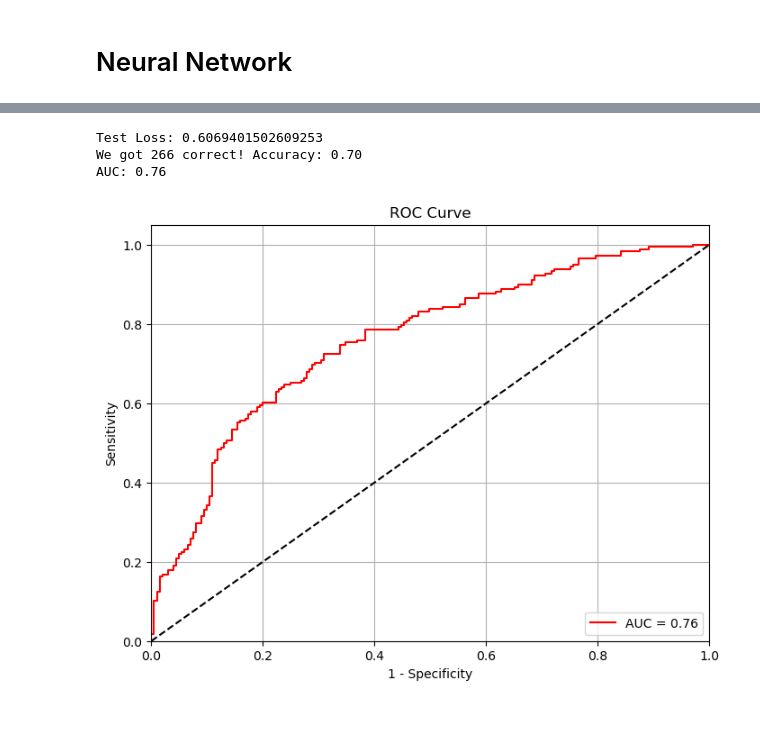
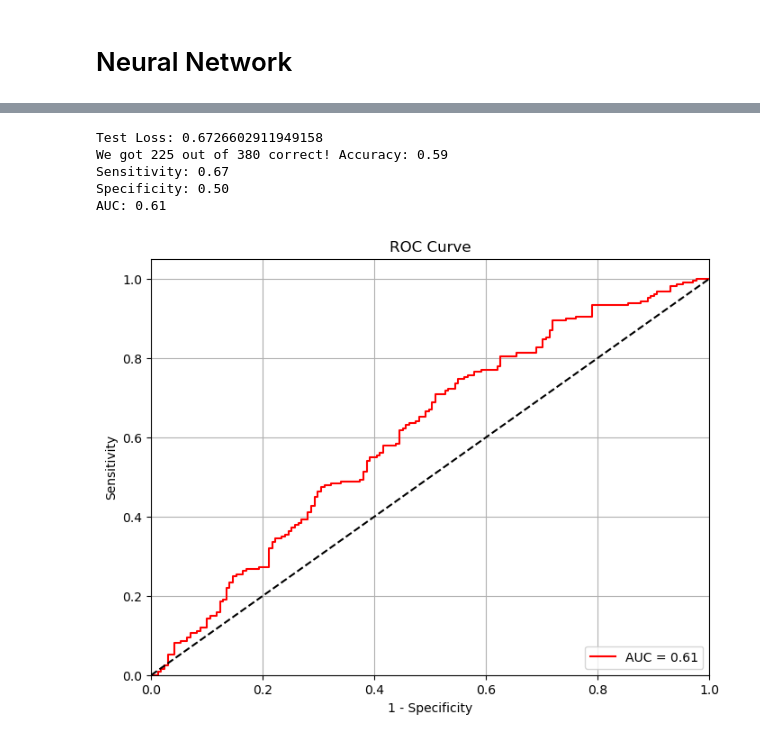
Before and after one commit to HDA1472/IGTM_SCAPIS_multilabel_classification, a Jupyter notebook: neural_network.ipynb, the cells around one changed output, grey strips where cells are left out. Cells and saved outputs as stored; diff of their text form; code cells hidden in the pictures.

Commit message:
Add balancing groups function and add 2 hidden layers to basic model

```diff
--- a/neural_network.ipynb
+++ b/neural_network.ipynb
@@ -64,4 +91,15 @@ y = igt_in['CAC']
+# %%
+train_data, test_data = train_test_split(igt_in, test_size=0.2, random_state=123)
+# %%
+balanced_train = balance_groups(train_data, variable)
+
+X_train = balanced_train.drop(columns=['MASLD'])
+y_train = balanced_train[variable]
+X_test = test_data.drop(columns=['MASLD'])
+y_test = test_data[variable]
 # %%
 # Convert to numpy arrays
-X = X.values
-y = y.values
+X_train = X_train.values
+y_train = y_train.values
+X_test = X_test.values
+y_test = y_test.values
@@ -73,8 +107,6 @@ array([1, 0, 0, ..., 0, 1, 0], dtype=int64)
 criteria = nn.CrossEntropyLoss()
 optimizer = torch.optim.Adam(model.parameters(), lr=0.0001)
 # %%
-X_train, X_test, y_train, y_test = train_test_split(X, y, test_size=0.2, random_state=123)
-
 # Convert to PyTorch tensors
 X_train = torch.FloatTensor(X_train)
 X_test = torch.FloatTensor(X_test)
@@ -83,12 +115,13 @@ y_test = torch.LongTensor(y_test)
 
 # Add 10x cross validation to my model
 kf = KFold(n_splits=10, shuffle=True, random_state=123)
-kf.get_n_splits(X)
+kf.get_n_splits(balanced_train)
 
 fold_losses = []
 val_losses = []
 
 for train_index, val_index in kf.split(X_train):
+
     X_cv_train, X_cv_val = X_train[train_index], X_train[val_index]
     y_cv_train, y_cv_val = y_train[train_index], y_train[val_index]
 
@@ -206,37 +239,50 @@ with torch.no_grad():  # Turn off backpropagation
 
     # Get predicted probabilities for the positive class (assuming binary classification)
     probabilities = F.softmax(y_eval, dim=1)[:, 1]  # Get probabilities for the positive class
     test_loss = criteria(y_eval, y_test)  # Calculate the loss
     print(f'Test Loss: {test_loss.item()}')
 
     # Compute accuracy
     correct = (torch.argmax(y_eval, dim=1) == y_test).sum().item()
     accuracy = correct / len(y_test)
-    print(f'We got {correct} correct! Accuracy: {accuracy:.2f}')
+    print(f'We got {correct} out of {len(y_test)} correct! Accuracy: {accuracy:.2f}')
+
+    # Calculate confusion matrix
+    y_pred_labels = (probabilities > 0.5).int()  # Binarize probabilities based on a threshold (0.5)
+    tn, fp, fn, tp = confusion_matrix(y_test.numpy(), y_pred_labels.numpy()).ravel()
+
+    # Calculate sensitivity and specificity
+    sensitivity = tp / (tp + fn) if (tp + fn) > 0 else 0
+    specificity = tn / (tn + fp) if (tn + fp) > 0 else 0
+
+    print(f'Sensitivity: {sensitivity:.2f}')
+    print(f'Specificity: {specificity:.2f}')
 
     # Compute AUC
     auc = roc_auc_score(y_test.numpy(), probabilities.numpy())
     print(f'AUC: {auc:.2f}')
 
     # Calculate ROC curve
     fpr, tpr, thresholds = roc_curve(y_test.numpy(), probabilities.numpy())
 
     # Plot ROC curve
     plt.figure(figsize=(8, 6))
     plt.plot(fpr, tpr, color='red', label=f'AUC = {auc:.2f}')
     plt.plot([0, 1], [0, 1], color='black', linestyle='--')  # Diagonal line
     plt.xlim([0.0, 1.0])
     plt.ylim([0.0, 1.05])
     plt.xlabel('1 - Specificity')
     plt.ylabel('Sensitivity')
     plt.title('ROC Curve')
     plt.legend(loc='lower right')
     plt.grid()
     plt.show()
 # %% [output]
-Test Loss: 0.6069401502609253
-We got 266 correct! Accuracy: 0.70
-AUC: 0.76
+Test Loss: 0.6726602911949158
+We got 225 out of 380 correct! Accuracy: 0.59
+Sensitivity: 0.67
+Specificity: 0.50
+AUC: 0.61
-[figure, old version]
+[figure, new version]
 # %%
 #torch.save(model.state_dict(), 'models/obesity_nn.pth')
```
Also changed, not shown: parts of 10 cells of this notebook.
